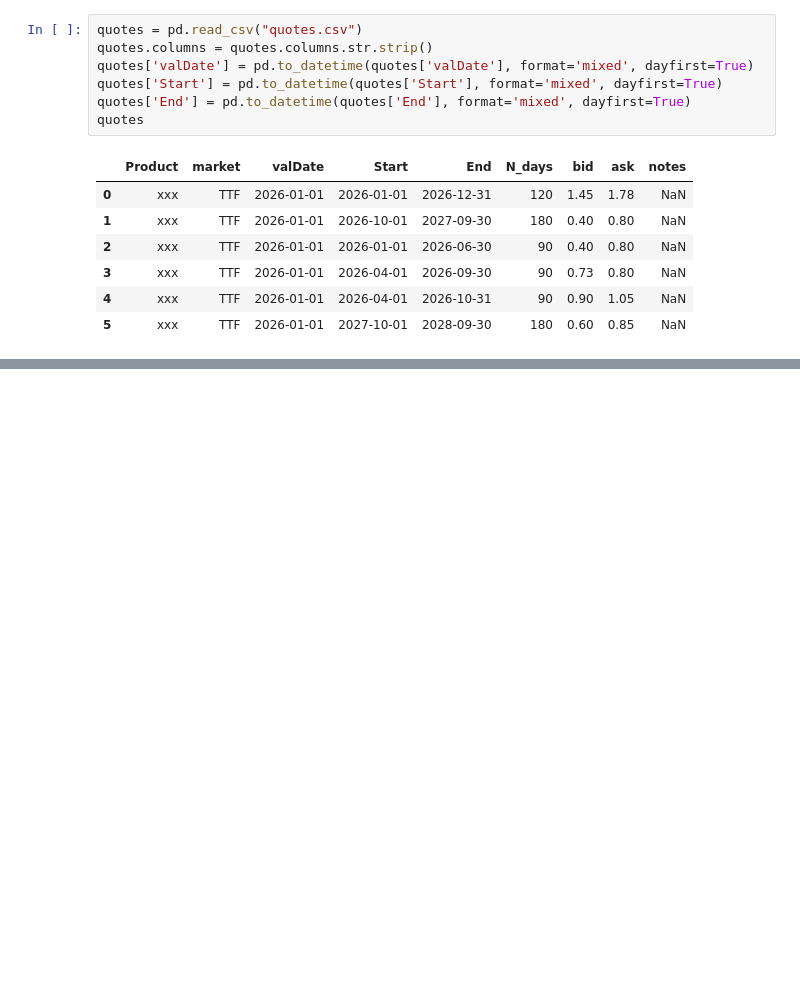
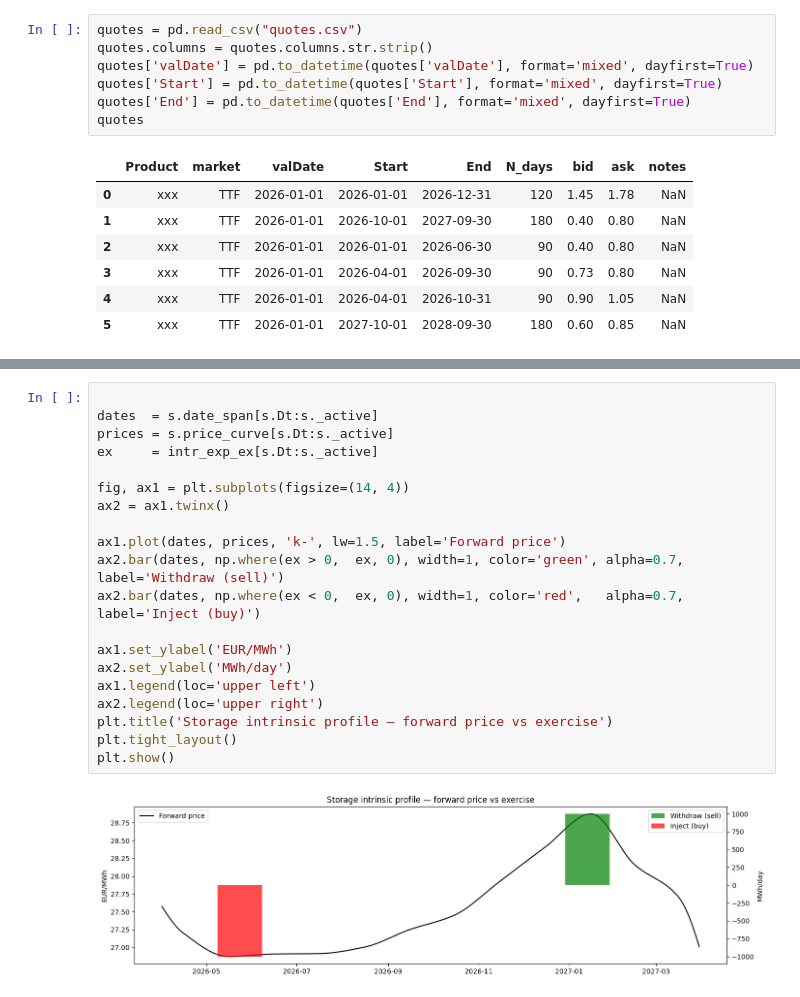
Before and after one commit to dmitry-goryunov/Storage, a Jupyter notebook: Swing_new.ipynb, the cells around one changed output, grey strips where cells are left out. Cells and saved outputs as stored; diff of their text form; blank space fills up the shorter version.

Commit message:
Update storage notebooks and app files

```diff
--- a/Swing_new.ipynb
+++ b/Swing_new.ipynb
@@ -109,0 +243,22 @@ Text(0.5, 1.0, 'Modelled Swing Premium vs Market Bids/Asks')
+# %%
+
+dates  = s.date_span[s.Dt:s._active]
+prices = s.price_curve[s.Dt:s._active]
+ex     = intr_exp_ex[s.Dt:s._active]
+
+fig, ax1 = plt.subplots(figsize=(14, 4))
+ax2 = ax1.twinx()
+
+ax1.plot(dates, prices, 'k-', lw=1.5, label='Forward price')
+ax2.bar(dates, np.where(ex > 0,  ex, 0), width=1, color='green', alpha=0.7, label='Withdraw (sell)')
+ax2.bar(dates, np.where(ex < 0,  ex, 0), width=1, color='red',   alpha=0.7, label='Inject (buy)')
+
+ax1.set_ylabel('EUR/MWh')
+ax2.set_ylabel('MWh/day')
+ax1.legend(loc='upper left')
+ax2.legend(loc='upper right')
+plt.title('Storage intrinsic profile — forward price vs exercise')
+plt.tight_layout()
+plt.show()
+# %% [output]
+[figure, added]
```
Also changed, not shown: parts of 6 cells of this notebook, 11 other files.
